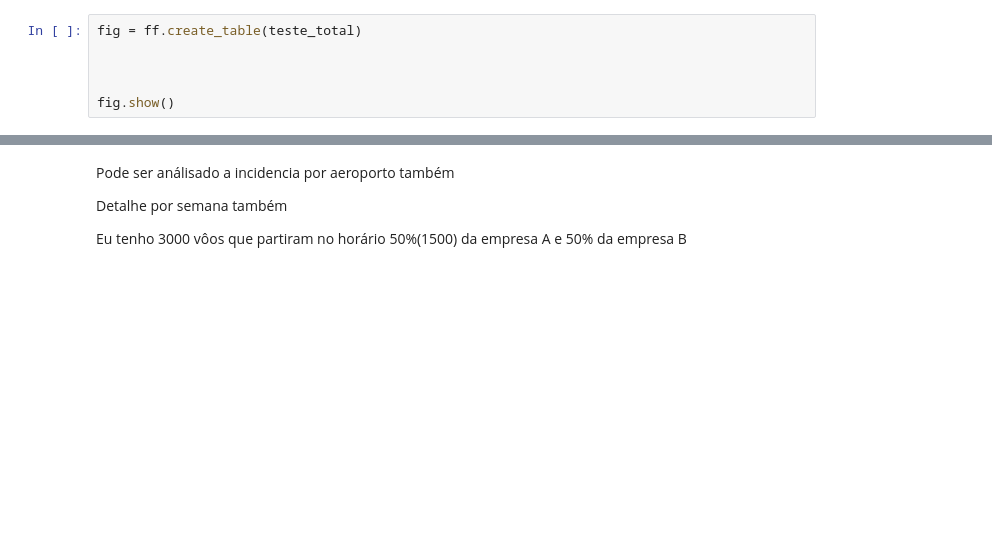
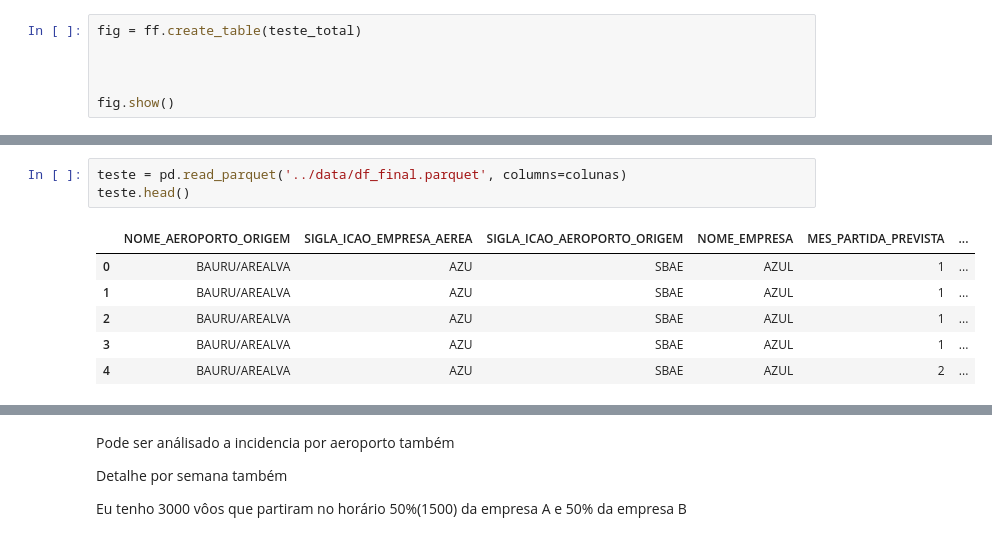
Before and after one commit to rodrigorocha1/dashboard_dados_voos_python, a Jupyter notebook: notebooks/visualizacoes.ipynb, the cells around one changed output, grey strips where cells are left out. Cells and saved outputs as stored; diff of their text form; blank space fills up the shorter version.

```diff
--- a/notebooks/visualizacoes.ipynb
+++ b/notebooks/visualizacoes.ipynb
@@ -953,0 +984,10 @@ NameError: name 'fi' is not defined
+# %%
+teste = pd.read_parquet('../data/df_final.parquet', columns=colunas)
+teste.head()
+# %% [output]
+|  | NOME_AEROPORTO_ORIGEM | SIGLA_ICAO_EMPRESA_AEREA | SIGLA_ICAO_AEROPORTO_ORIGEM | NOME_EMPRESA | MES_PARTIDA_PREVISTA | ... |
+| 0 | BAURU/AREALVA | AZU | SBAE | AZUL | 1 | ... |
+| 1 | BAURU/AREALVA | AZU | SBAE | AZUL | 1 | ... |
+| 2 | BAURU/AREALVA | AZU | SBAE | AZUL | 1 | ... |
+| 3 | BAURU/AREALVA | AZU | SBAE | AZUL | 1 | ... |
+| 4 | BAURU/AREALVA | AZU | SBAE | AZUL | 2 | ... |
```
Also changed, not shown: parts of 9 cells of this notebook, 2 other files.
